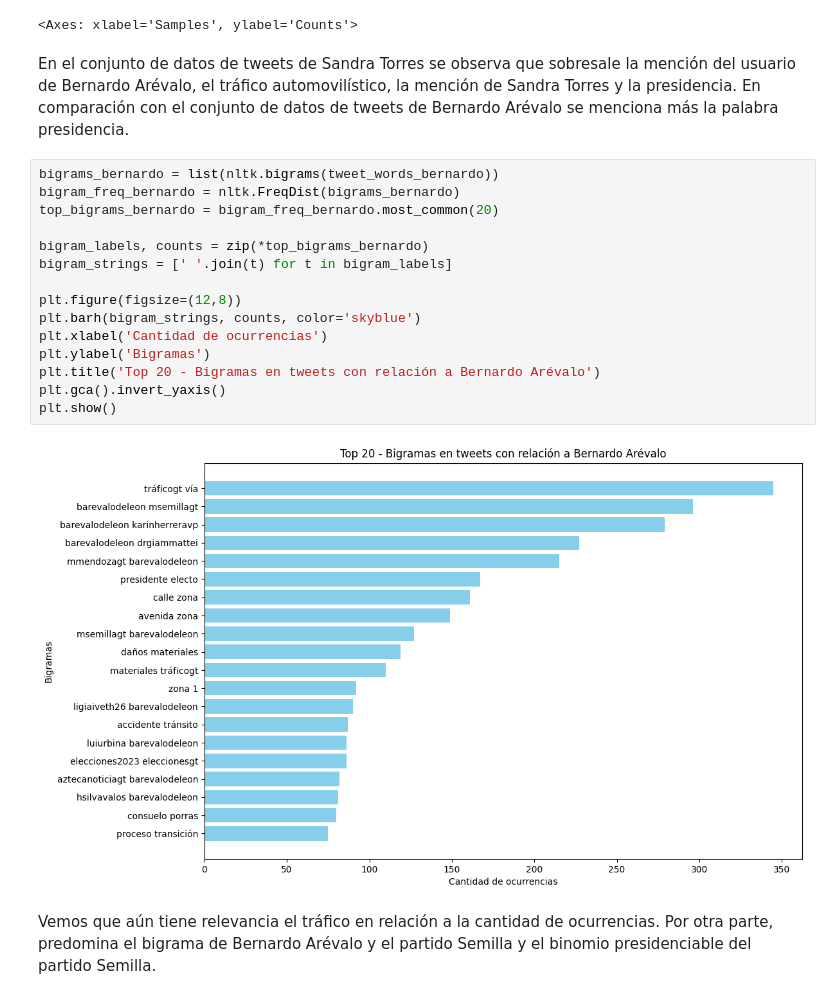
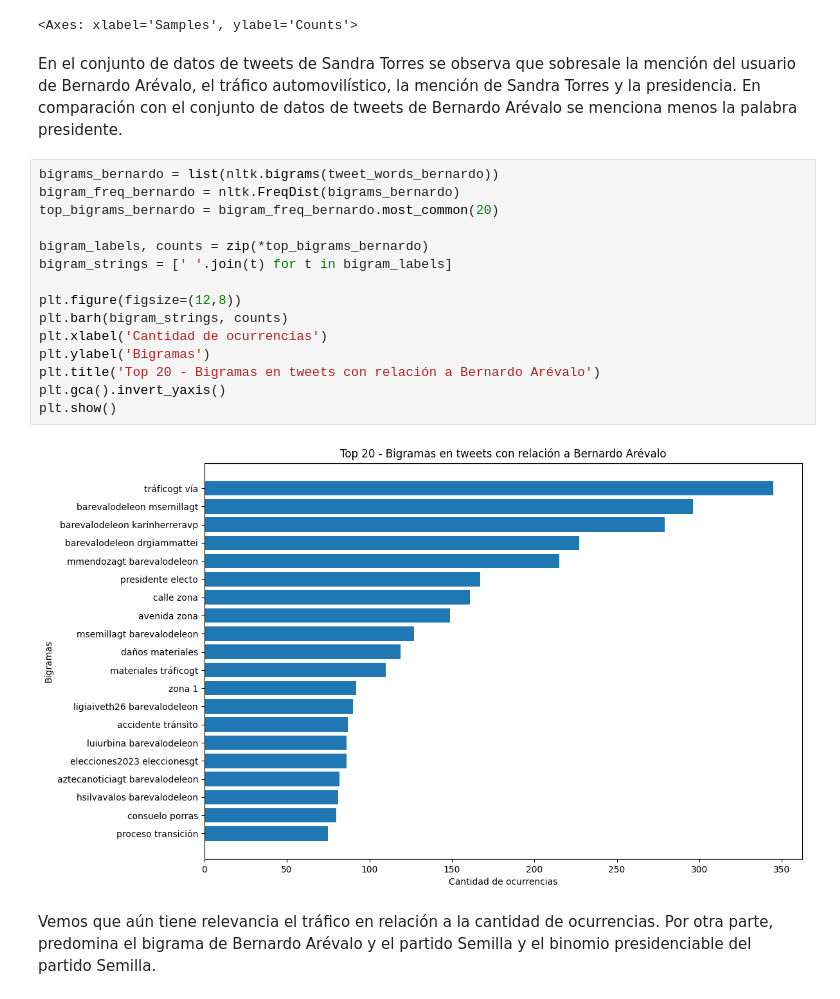
Before and after one commit to guillermoSb/datascience_laboratorio6, a Jupyter notebook: Problema2.ipynb, the cells around one changed output. Drawn from its saved outputs; the diff is of its cells as text.

```diff
--- a/Problema2.ipynb
+++ b/Problema2.ipynb
@@ -139,24 +139,24 @@ nlp_words_sandra.plot(30)
 [figure]
 <Axes: xlabel='Samples', ylabel='Counts'>
 # %% [markdown]
-En el conjunto de datos de tweets de Sandra Torres se observa que sobresale la mención del usuario de Bernardo Arévalo, el tráfico automovilístico, la mención de Sandra Torres y la presidencia. En comparación con el conjunto de datos de tweets de Bernardo Arévalo se menciona más la palabra presidencia.
+En el conjunto de datos de tweets de Sandra Torres se observa que sobresale la mención del usuario de Bernardo Arévalo, el tráfico automovilístico, la mención de Sandra Torres y la presidencia. En comparación con el conjunto de datos de tweets de Bernardo Arévalo se menciona menos la palabra presidente.
 # %%
 bigrams_bernardo = list(nltk.bigrams(tweet_words_bernardo))
 bigram_freq_bernardo = nltk.FreqDist(bigrams_bernardo)
 top_bigrams_bernardo = bigram_freq_bernardo.most_common(20)
 
 bigram_labels, counts = zip(*top_bigrams_bernardo)
 bigram_strings = [' '.join(t) for t in bigram_labels]
 
 plt.figure(figsize=(12,8))
-plt.barh(bigram_strings, counts, color='skyblue')
+plt.barh(bigram_strings, counts)
 plt.xlabel('Cantidad de ocurrencias')
 plt.ylabel('Bigramas')
 plt.title('Top 20 - Bigramas en tweets con relación a Bernardo Arévalo')
 plt.gca().invert_yaxis()
 plt.show()
 # %% [output]
-[figure, old version]
+[figure, new version]
 # %% [markdown]
 Vemos que aún tiene relevancia el tráfico en relación a la cantidad de ocurrencias. Por otra parte, predomina el bigrama de Bernardo Arévalo y el partido Semilla y el binomio presidenciable del partido Semilla.
 # %%
```
Also changed, not shown: parts of 9 cells of this notebook.
